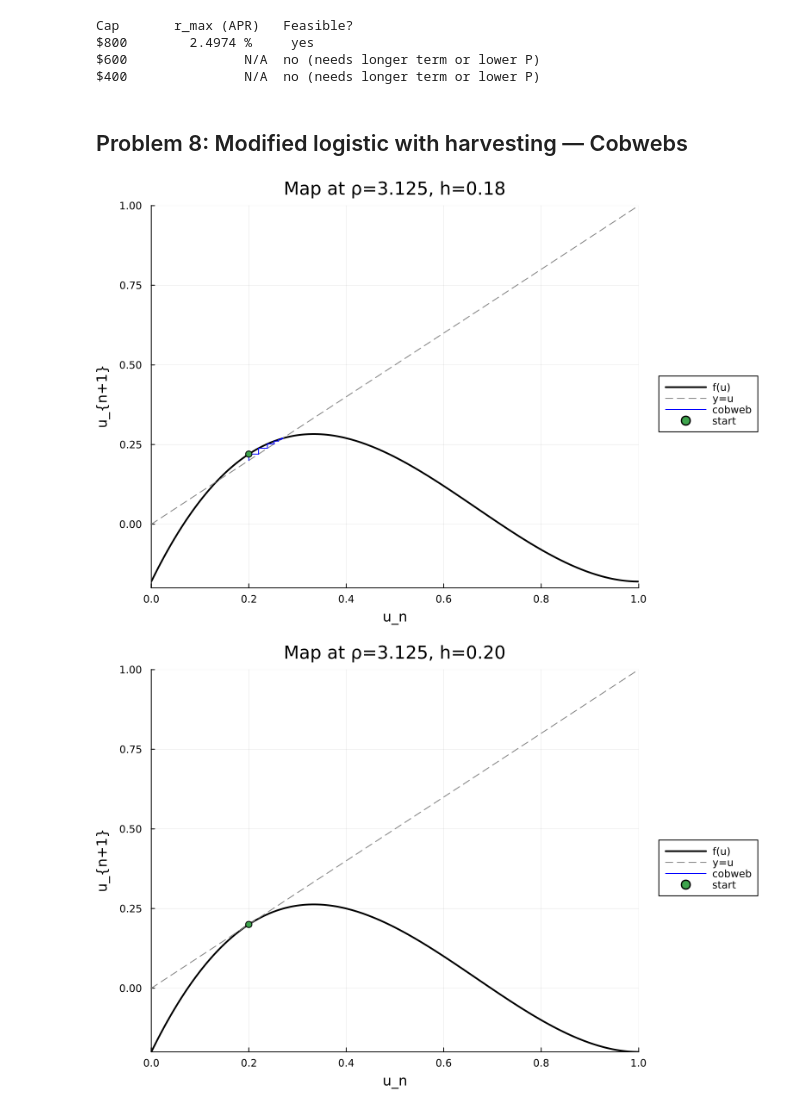
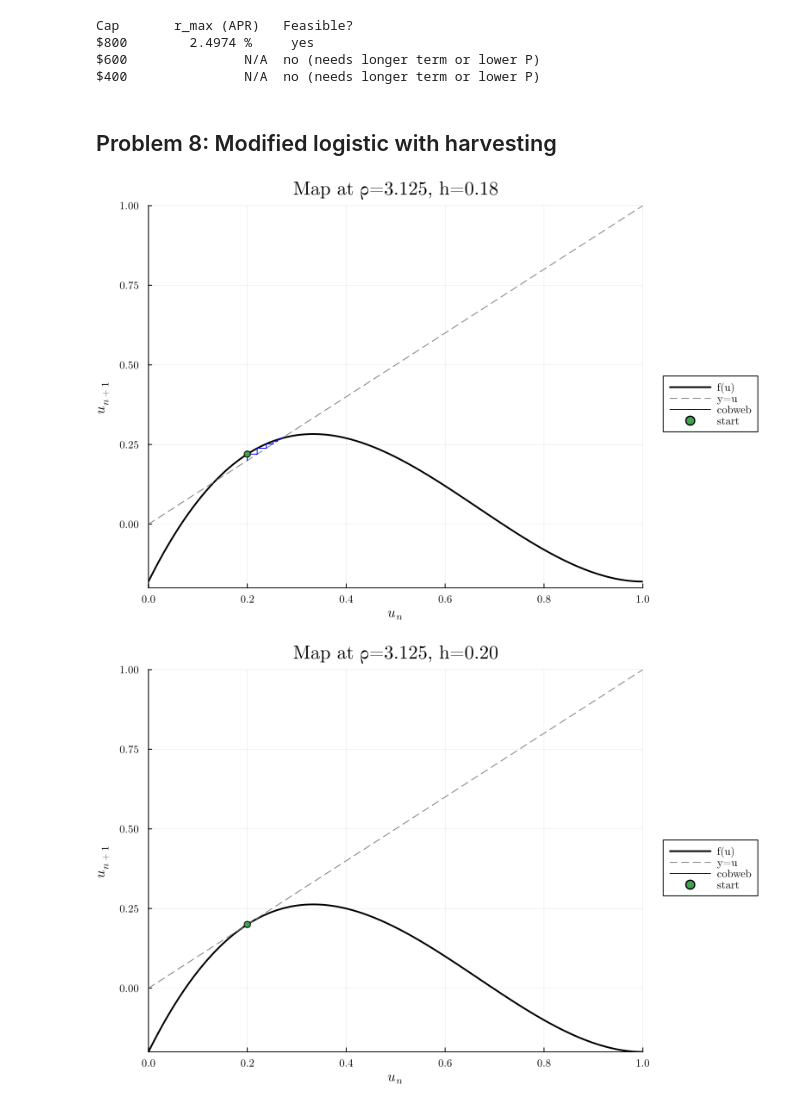
Before and after one commit to rafifsr/gradcourses, a Jupyter notebook: 630_hw7.ipynb, the cells around one changed output. Saved outputs shown, nothing was run; the diff lists cells and outputs as text; code cells hidden in the pictures.

```diff
--- a/630_hw7.ipynb
+++ b/630_hw7.ipynb
@@ -222,10 +224,10 @@ $800        2.4974 %     yes
 $600               N/A  no (needs longer term or lower P)
 $400               N/A  no (needs longer term or lower P)
 # %% [markdown]
-## Problem 8: Modified logistic with harvesting — Cobwebs
+## Problem 8: Modified logistic with harvesting
 # %%
 
-using Plots; default(size=(780,520), legend=:outerright)
+using Plots, LaTeXStrings; default(legend=:outerright, fontfamily="Computer Modern")
 f(u, ρ, h) = ρ*u*(1-u)^2 - h
 
 function cobweb!(plt, ρ, h; u0=0.2, n=80, xrange=(0.0,1.0))
@@ -239,34 +241,34 @@ function cobweb!(plt, ρ, h; u0=0.2, n=80, xrange=(0.0,1.0))
         un = f(u, ρ, h)
         plot!(plt, [u,u], [u,un], lw=1, color=:blue, label=(k==1 ? "cobweb" : false))
         plot!(plt, [u,un], [un,un], lw=1, color=:blue, label=false)
         u = un
         if !isfinite(u) || abs(u) > 5
             break
         end
     end
     scatter!(plt, [u0], [f(u0,ρ,h)], ms=4, label="start")
     return plt
 end
 
 # Saddle–node illustrations at ρ=3.125
 ρ_SN = 3.125
 for h in [0.18, 0.20, 0.22]
-    plt = plot(xlabel="u_n", ylabel="u_{n+1}",
+    plt = plot(xlabel=L"u_n", ylabel=L"u_{n+1}",
                title = @sprintf("Map at ρ=%.3f, h=%.2f", ρ_SN, h))
     cobweb!(plt, ρ_SN, h; u0=0.2, n=120)
     xlims!(plt,0,1); ylims!(plt, -0.2, 1.0)
     savefig(plt, "figs/p8_SN_h$(round(Int,100*h)).png")
     display(plt)
 end
 
 # Period–doubling example near (ρ,h) ≈ (5.195, 0.257)
 ρ_PD = 5.195
 h_PD = 0.257
-plt = plot(xlabel="u_n", ylabel="u_{n+1}",
+plt = plot(xlabel=L"u_n", ylabel=L"u_{n+1}",
            title = @sprintf("Near PD: ρ=%.3f, h=%.3f", ρ_PD, h_PD))
 cobweb!(plt, ρ_PD, h_PD; u0=0.2, n=140)
 xlims!(plt,0,1); ylims!(plt, -0.2, 1.0)
 savefig(plt, "figs/p8_PD.png"); plt
 # %% [output]
-[figure, old version]
+[figure, new version]
-[figure, old version]
+[figure, new version]
```
Also changed, not shown: parts of 2 cells of this notebook, 1 other file.
